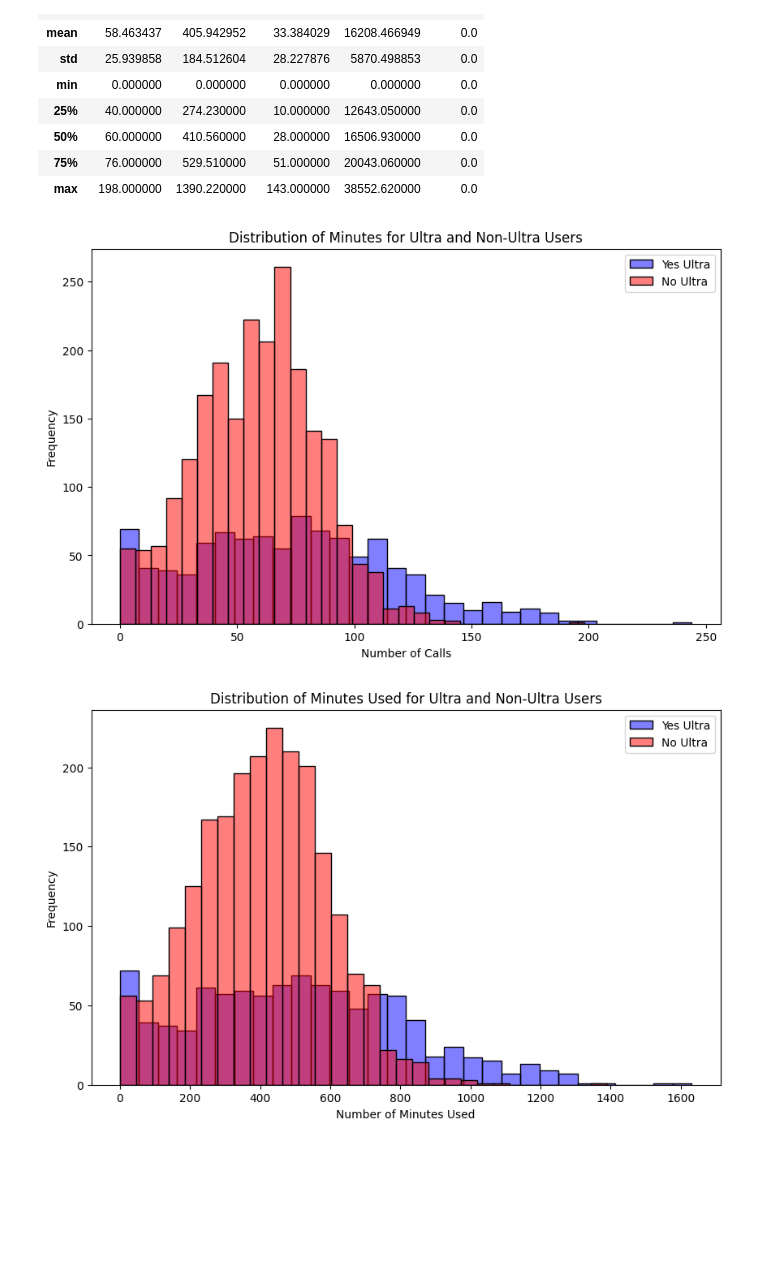
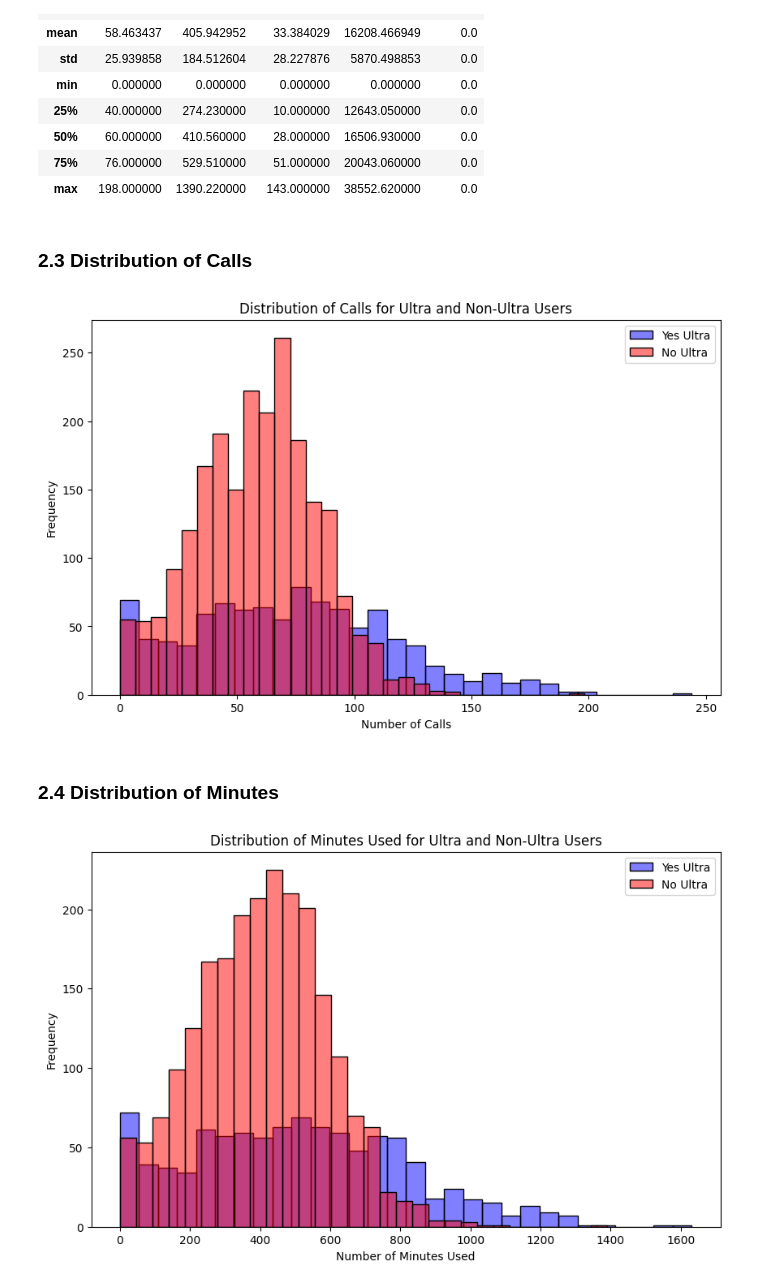
Before and after one commit to Vyncent-vdW/sprint_seven_intro_to_ml, a Jupyter notebook: sprint_seven_intro_to_ml_nb.ipynb, the cells around one changed output. Saved outputs shown, nothing was run; the diff lists cells and outputs as text; code cells hidden in the pictures; blank space fills up the shorter version.

```diff
--- a/sprint_seven_intro_to_ml_nb.ipynb
+++ b/sprint_seven_intro_to_ml_nb.ipynb
@@ -148,26 +149,30 @@ Description of customers without Ultra:
 | 50% | 60.000000 | 410.560000 | 28.000000 | 16506.930000 | 0.0 |
 | 75% | 76.000000 | 529.510000 | 51.000000 | 20043.060000 | 0.0 |
 | max | 198.000000 | 1390.220000 | 143.000000 | 38552.620000 | 0.0 |
+# %% [markdown]
+### 2.3 Distribution of Calls
 # %%
 plt.figure(figsize=(10, 6))
 sns.histplot(yes_ultra['calls'],
              kde=False, bins=30,
              color='blue',
              label='Yes Ultra',
              alpha=0.5)
 sns.histplot(no_ultra['calls'],
              kde=False,
              bins=30,
              color='red',
              label='No Ultra',
              alpha=0.5)
-plt.title('Distribution of Minutes for Ultra and Non-Ultra Users')
+plt.title('Distribution of Calls for Ultra and Non-Ultra Users')
 plt.xlabel('Number of Calls')
 plt.ylabel('Frequency')
 plt.legend()
 plt.show()
 # %% [output]
-[figure, old version]
+[figure, new version]
+# %% [markdown]
+### 2.4 Distribution of Minutes
 # %%
 plt.figure(figsize=(10, 6))
 sns.histplot(yes_ultra['minutes'],
```
Also changed, not shown: parts of 8 cells of this notebook.
